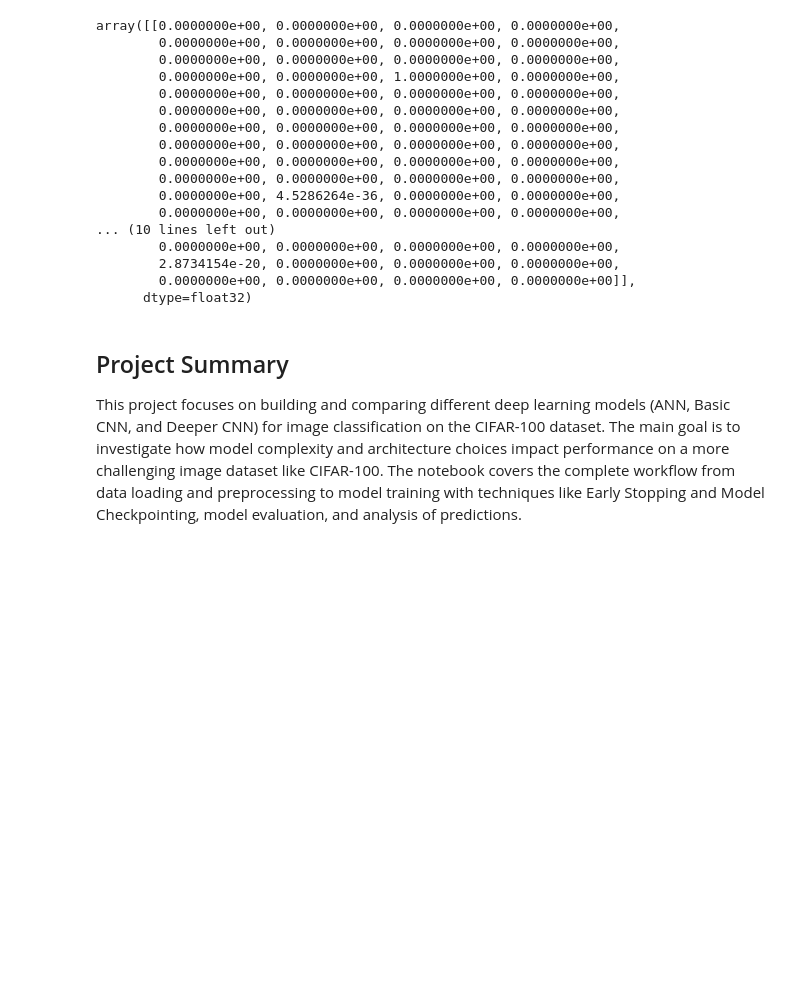
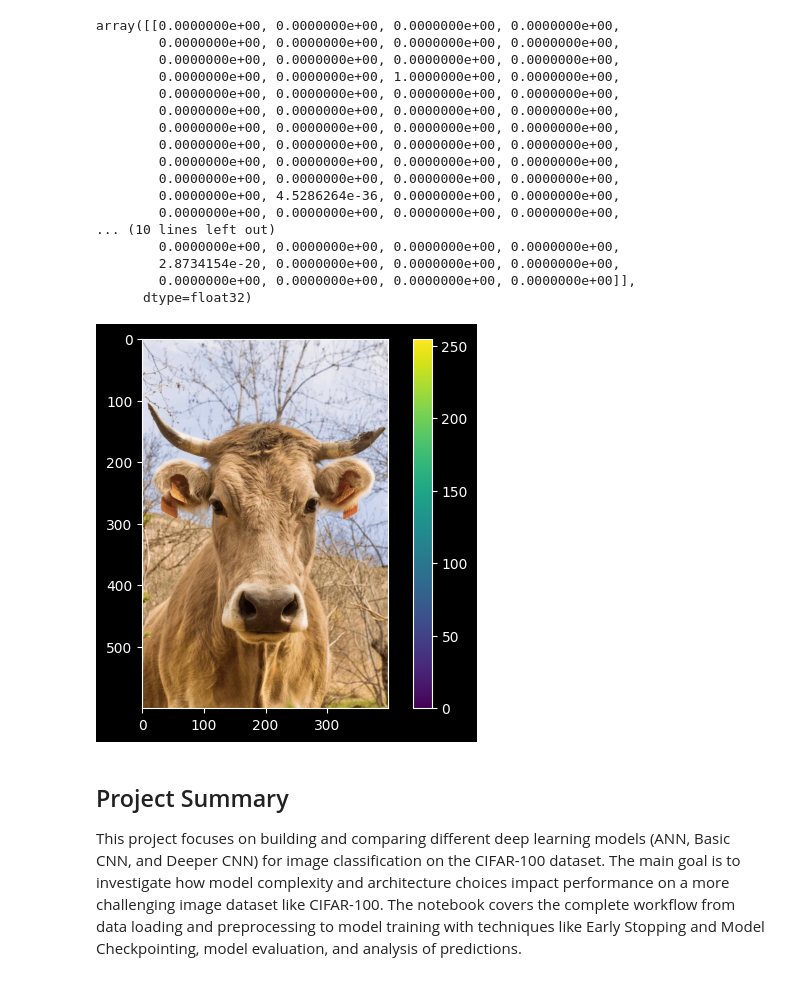
Before and after one commit to karthik1338/geeksforgeeks, a Jupyter notebook: day8.ipynb, the cells around one changed output. Drawn from its saved outputs; the diff is of its cells as text; code cells hidden in the pictures; blank space fills up the shorter version.

```diff
--- a/day8.ipynb
+++ b/day8.ipynb
@@ -722,6 +722,14 @@ array([[0.0000000e+00, 0.0000000e+00, 0.0000000e+00, 0.0000000e+00,
         2.8734154e-20, 0.0000000e+00, 0.0000000e+00, 0.0000000e+00,
         0.0000000e+00, 0.0000000e+00, 0.0000000e+00, 0.0000000e+00]],
       dtype=float32)
+# %%
+plt.figure()
+plt.imshow(img_array)
+plt.colorbar()
+plt.grid(False)
+plt.show()
+# %% [output]
+[figure, added]
 # %% [markdown]
 ## Project Summary
 
```
